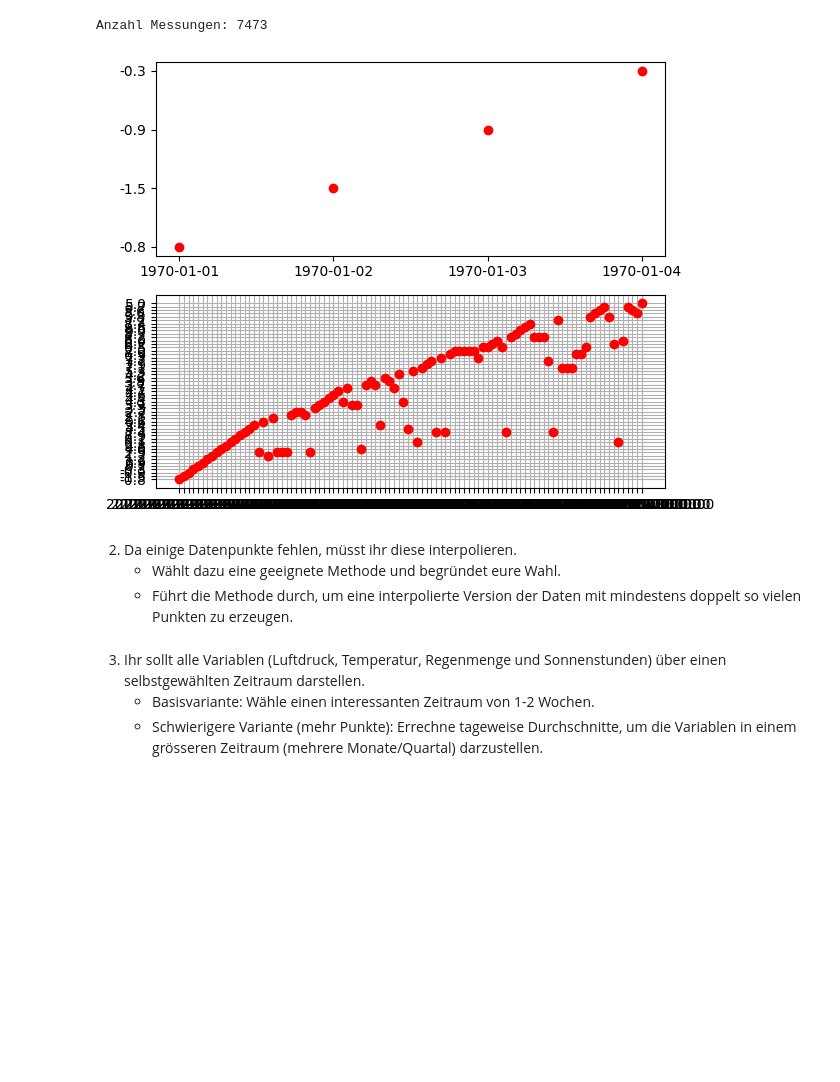
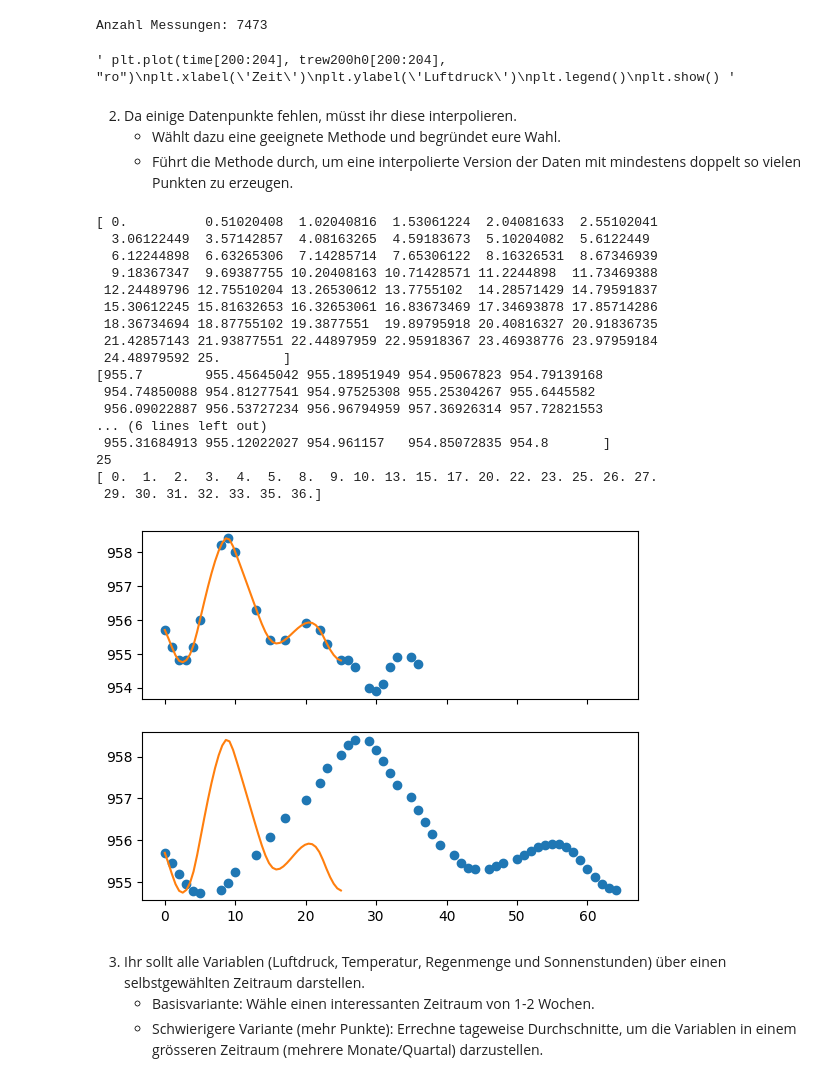
Before and after one commit to Kevin-J-Klein/NGDS-Gruppe-G, a Jupyter notebook: WetterstationGruppeG.ipynb, the cells around one changed output. Saved outputs shown, nothing was run; the diff lists cells and outputs as text; code cells hidden in the pictures; blank space fills up the shorter version.

Commit message:
Interpolation Versuch

```diff
--- a/WetterstationGruppeG.ipynb
+++ b/WetterstationGruppeG.ipynb
@@ -22,19 +22,21 @@ klo_weather = [row for row in weather if row[0] == 'KLO'] #klo_weather is a list
 - su2000h0: Sonnenscheindauer in Minuten der letzten Stunde
 - time_diff: Zeitdifferenz zur vorigen Messung in Minuten
 # %%
+from datetime import datetime
+print("Anzahl Messungen:", len(klo_weather))
 
-print("Anzahl Messungen:", len(klo_weather))
 
 klo_weather_t = np.transpose(klo_weather)
 
 #stn;time;prestah0;tre200h0;rre150h0;su2000h0;time_diff
 #stn = klo_weather_t[0]
-time = klo_weather_t[1]
-prestah0 = klo_weather_t[2]
-trew200h0 = klo_weather_t[3]
-rre150h0 = klo_weather_t[4]
-su2000h0 = klo_weather_t[5]
-time_diff = klo_weather_t[6]
+#time = klo_weather_t[1].astype.datetime
+time = [datetime.strptime(t, '%Y-%m-%d %H:%M:%S') for t in klo_weather_t[1]]
+prestah0 = klo_weather_t[2].astype(float)
+trew200h0 = klo_weather_t[3].astype(float)
+rre150h0 = klo_weather_t[4].astype(float)
+su2000h0 = klo_weather_t[5].astype(float)
+time_diff = klo_weather_t[6].astype(float)
 # %% [output]
 Anzahl Messungen: 7473
 # %%
@@ -49,11 +51,53 @@ plt.ylabel('Luftdruck')
 plt.legend()
 plt.show() """
 # %% [output]
-[figure, removed]
+' plt.plot(time[200:204], trew200h0[200:204], "ro")\nplt.xlabel(\'Zeit\')\nplt.ylabel(\'Luftdruck\')\nplt.legend()\nplt.show() '
 # %% [markdown]
 2. Da einige Datenpunkte fehlen, müsst ihr diese interpolieren.
    - Wählt dazu eine geeignete Methode und begründet eure Wahl.
    - Führt die Methode durch, um eine interpolierte Version der Daten mit mindestens doppelt so vielen Punkten zu erzeugen.
+# %%
+from scipy import interpolate
+
+max = np.max(time_diff)
+#0, 7473, 2*7473
+t = np.linspace(0, 25, 50)
+
+
+f_cubic = interpolate.interp1d(time_diff[:25], prestah0[:25], kind='cubic')
+
+press_inter = f_cubic(t)
+
+print(t)
+print(press_inter)
+print(len(time_diff[:25]))
+print(time_diff[:25])
+
+fig, (ax1, ax2) = plt.subplots(2, 1, sharex=True)
+ax1.plot(time_diff[:25], prestah0[:25], 'o', t, f_cubic(t), '-')
+
+ax2.plot(time_diff[:50], press_inter, 'o', t, f_cubic(t), '-')
+
+plt.show()
+# %% [output]
+[ 0.          0.51020408  1.02040816  1.53061224  2.04081633  2.55102041
+  3.06122449  3.57142857  4.08163265  4.59183673  5.10204082  5.6122449
+  6.12244898  6.63265306  7.14285714  7.65306122  8.16326531  8.67346939
+  9.18367347  9.69387755 10.20408163 10.71428571 11.2244898  11.73469388
+ 12.24489796 12.75510204 13.26530612 13.7755102  14.28571429 14.79591837
+ 15.30612245 15.81632653 16.32653061 16.83673469 17.34693878 17.85714286
+ 18.36734694 18.87755102 19.3877551  19.89795918 20.40816327 20.91836735
+ 21.42857143 21.93877551 22.44897959 22.95918367 23.46938776 23.97959184
+ 24.48979592 25.        ]
+[955.7        955.45645042 955.18951949 954.95067823 954.79139168
+ 954.74850088 954.81277541 954.97525308 955.25304267 955.6445582
+ 956.09022887 956.53727234 956.96794959 957.36926314 957.72821553
+... (6 lines left out)
+ 955.31684913 955.12022027 954.961157   954.85072835 954.8       ]
+25
+[ 0.  1.  2.  3.  4.  5.  8.  9. 10. 13. 15. 17. 20. 22. 23. 25. 26. 27.
+ 29. 30. 31. 32. 33. 35. 36.]
+[figure, added]
 # %% [markdown]
 3. Ihr sollt alle Variablen (Luftdruck, Temperatur, Regenmenge und Sonnenstunden) über einen selbstgewählten Zeitraum darstellen.
    - Basisvariante: Wähle einen interessanten Zeitraum von 1-2 Wochen.
```
Also changed, not shown: parts of 2 cells of this notebook.
